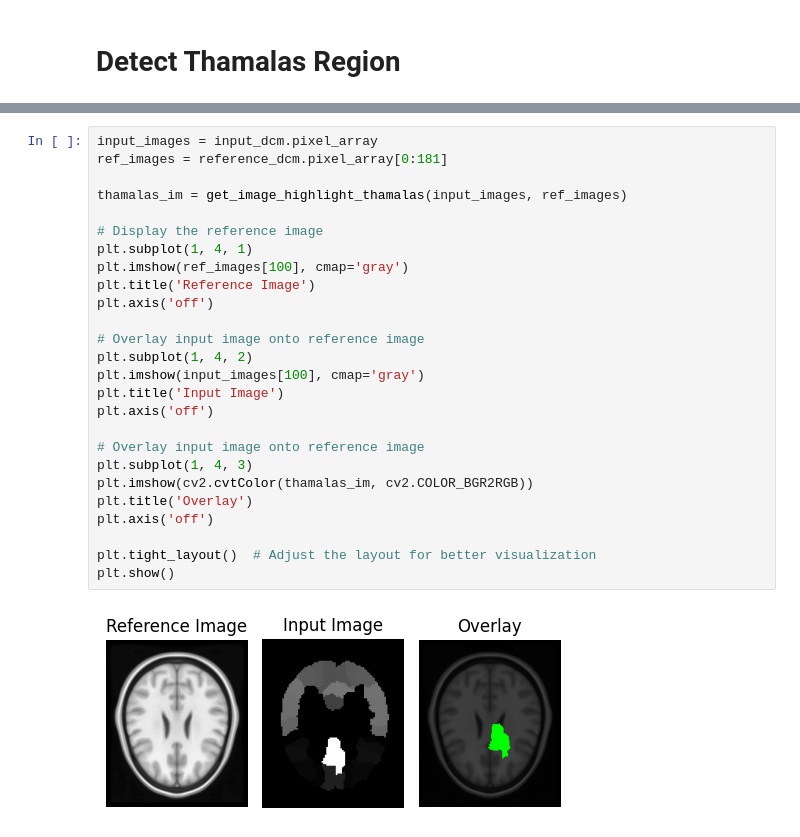
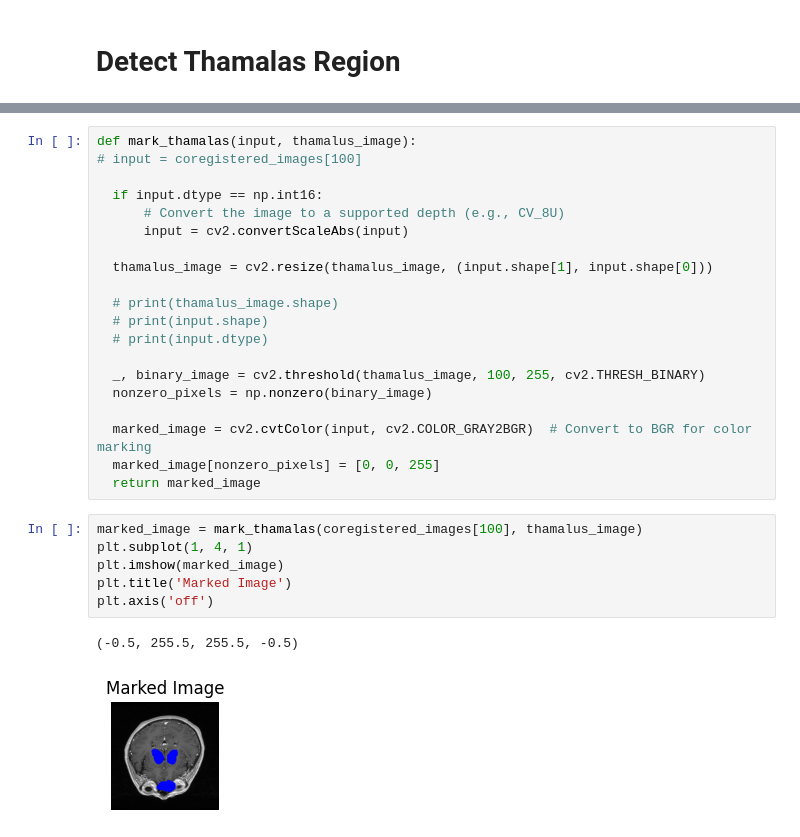
Before and after one commit to claredavies/MedicalImaging, a Jupyter notebook: MedicalImagingProject.ipynb, the cells around one changed output, grey strips where cells are left out. Saved outputs shown, nothing was run; the diff lists cells and outputs as text.

```diff
--- a/MedicalImagingProject.ipynb
+++ b/MedicalImagingProject.ipynb
@@ -569,28 +544,29 @@ def get_image_highlight_thamalas(input_images, ref_images):
-# %%
-input_images = input_dcm.pixel_array
-ref_images = reference_dcm.pixel_array[0:181]
-
-thamalas_im = get_image_highlight_thamalas(input_images, ref_images)
-
-# Display the reference image
-plt.subplot(1, 4, 1)
-plt.imshow(ref_images[100], cmap='gray')
-plt.title('Reference Image')
-plt.axis('off')
-
-# Overlay input image onto reference image
-plt.subplot(1, 4, 2)
-plt.imshow(input_images[100], cmap='gray')
-plt.title('Input Image')
-plt.axis('off')
-
-# Overlay input image onto reference image
-plt.subplot(1, 4, 3)
-plt.imshow(cv2.cvtColor(thamalas_im, cv2.COLOR_BGR2RGB))
-plt.title('Overlay')
-plt.axis('off')
-
-plt.tight_layout()  # Adjust the layout for better visualization
-plt.show()
-# %% [output]
-[figure, removed]
+# %%
+def mark_thamalas(input, thamalus_image):
+# input = coregistered_images[100]
+
+  if input.dtype == np.int16:
+      # Convert the image to a supported depth (e.g., CV_8U)
+      input = cv2.convertScaleAbs(input)
+
+  thamalus_image = cv2.resize(thamalus_image, (input.shape[1], input.shape[0]))
+
+  # print(thamalus_image.shape)
+  # print(input.shape)
+  # print(input.dtype)
+
+  _, binary_image = cv2.threshold(thamalus_image, 100, 255, cv2.THRESH_BINARY)
+  nonzero_pixels = np.nonzero(binary_image)
+
+  marked_image = cv2.cvtColor(input, cv2.COLOR_GRAY2BGR)  # Convert to BGR for color marking
+  marked_image[nonzero_pixels] = [0, 0, 255]
+  return marked_image
+# %%
+marked_image = mark_thamalas(coregistered_images[100], thamalus_image)
+plt.subplot(1, 4, 1)
+plt.imshow(marked_image)
+plt.title('Marked Image')
+plt.axis('off')
+# %% [output]
+(-0.5, 255.5, 255.5, -0.5)
+[figure, added]
```
Also changed, not shown: parts of 11 cells of this notebook.
